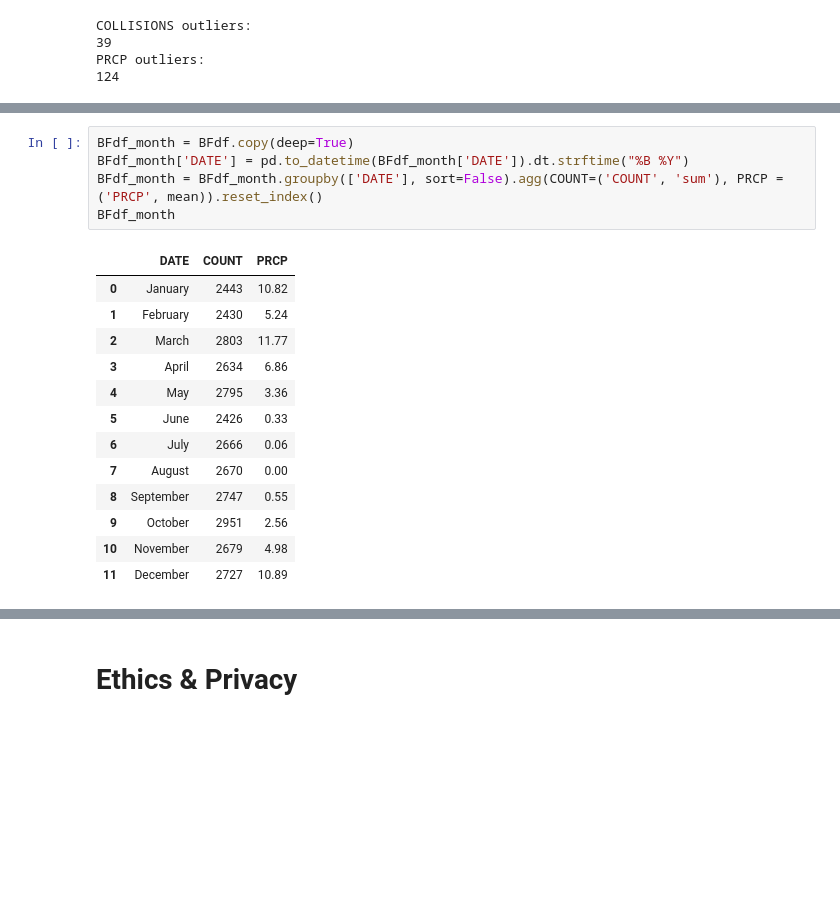
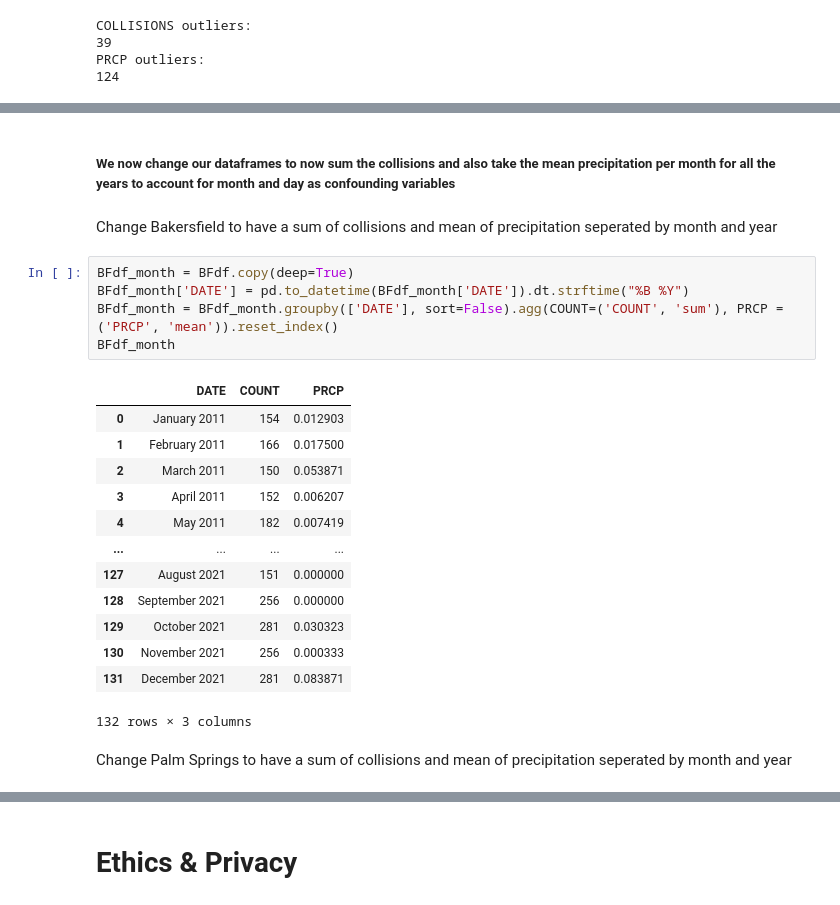
Before and after one commit to DeusSeos/Group007-Wi22-Resume, a Jupyter notebook: FinalProjectGroup007-Wi22.ipynb, the cells around one changed output, grey strips where cells are left out. Drawn from its saved outputs; the diff is of its cells as text; blank space fills up the shorter version.

```diff
--- a/FinalProjectGroup007-Wi22.ipynb
+++ b/FinalProjectGroup007-Wi22.ipynb
@@ -538,22 +533,28 @@ wc_m
+# %% [markdown]
+##### We now change our dataframes to now sum the collisions and also take the mean precipitation per month for all the years to account for month and day as confounding variables
+# %% [markdown]
+Change Bakersfield to have a sum of collisions and mean of precipitation seperated by month and year
 # %%
 BFdf_month = BFdf.copy(deep=True)
 BFdf_month['DATE'] = pd.to_datetime(BFdf_month['DATE']).dt.strftime("%B %Y")
-BFdf_month = BFdf_month.groupby(['DATE'], sort=False).agg(COUNT=('COUNT', 'sum'), PRCP = ('PRCP', mean)).reset_index()
+BFdf_month = BFdf_month.groupby(['DATE'], sort=False).agg(COUNT=('COUNT', 'sum'), PRCP = ('PRCP', 'mean')).reset_index()
 BFdf_month
 # %% [output]
 |  | DATE | COUNT | PRCP |
-| 0 | January | 2443 | 10.82 |
-| 1 | February | 2430 | 5.24 |
-| 2 | March | 2803 | 11.77 |
-| 3 | April | 2634 | 6.86 |
-| 4 | May | 2795 | 3.36 |
-| 5 | June | 2426 | 0.33 |
-| 6 | July | 2666 | 0.06 |
-| 7 | August | 2670 | 0.00 |
-| 8 | September | 2747 | 0.55 |
-| 9 | October | 2951 | 2.56 |
-| 10 | November | 2679 | 4.98 |
-| 11 | December | 2727 | 10.89 |
+| 0 | January 2011 | 154 | 0.012903 |
+| 1 | February 2011 | 166 | 0.017500 |
+| 2 | March 2011 | 150 | 0.053871 |
+| 3 | April 2011 | 152 | 0.006207 |
+| 4 | May 2011 | 182 | 0.007419 |
+| ... | ... | ... | ... |
+| 127 | August 2021 | 151 | 0.000000 |
+| 128 | September 2021 | 256 | 0.000000 |
+| 129 | October 2021 | 281 | 0.030323 |
+| 130 | November 2021 | 256 | 0.000333 |
+| 131 | December 2021 | 281 | 0.083871 |
+132 rows × 3 columns
+# %% [markdown]
+Change Palm Springs to have a sum of collisions and mean of precipitation seperated by month and year
 # %%
 PSdf_month = PSdf.copy(deep=True)
 PSdf_month['DATE'] = pd.to_datetime(PSdf_month['DATE']).dt.strftime("%B %Y")
```
Also changed, not shown: parts of 65 cells of this notebook.
